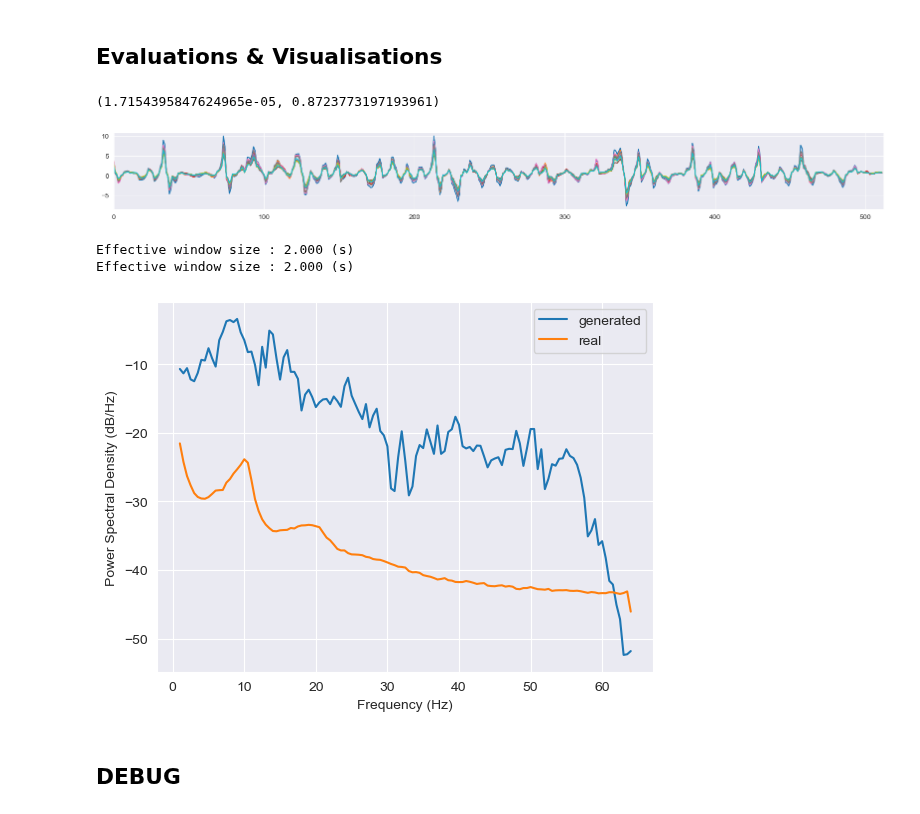
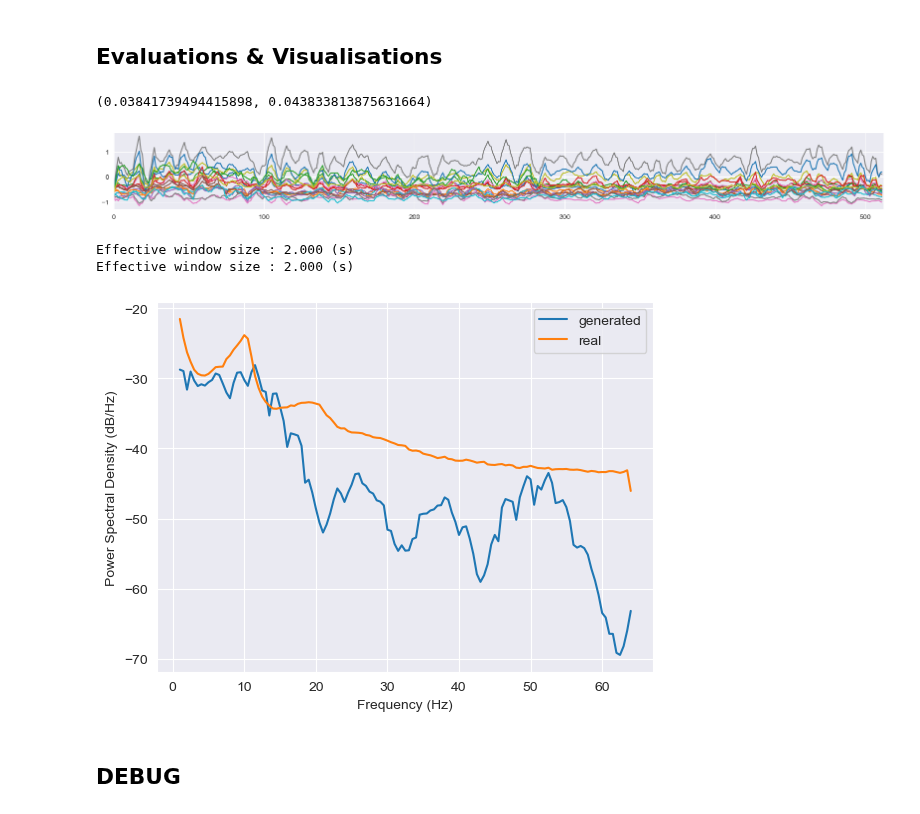
Before and after one commit to Yeganehfrh/EEGModalNet, a Jupyter notebook: notebooks/Debug.ipynb, the cells around one changed output. Saved outputs shown, nothing was run; the diff lists cells and outputs as text; code cells hidden in the pictures.

```diff
--- a/notebooks/Debug.ipynb
+++ b/notebooks/Debug.ipynb
@@ -255,4 +255,4 @@ wgan_gp.compile(d_optimizer=keras.optimizers.Adam(0.0001, beta_1=0.5, beta_2=0.9
                 g_optimizer=keras.optimizers.Adam(0.001, beta_1=0.5, beta_2=0.9),
                 gradient_penalty_weight=1.0)
 # training
-history = wgan_gp.fit(data, epochs=10, batch_size=64, callbacks=[step_loss_history], shuffle=True)
+history = wgan_gp.fit(data, epochs=100, batch_size=64, callbacks=[step_loss_history], shuffle=True)
@@ -291,14 +270,14 @@ plot_step_losses(step_loss_history)
 # %%
 def sigmoid(x):
     return 1 / (1 + np.exp(-x))
-sigmoid(wgan_gp.critic(x_gen).mean().item()), sigmoid(wgan_gp.critic(x).mean().item())
+sigmoid(wgan_gp.critic(x_gen.float().to('mps'), torch.tensor(sub).to('mps')).mean().item()), sigmoid(wgan_gp.critic(x.float().to('mps'), torch.tensor(sub).to('mps')).mean().item())
 # %% [output]
-(1.7154395847624965e-05, 0.8723773197193961)
+(0.03841739494415898, 0.043833813875631664)
 # %%
 x_gen = wgan_gp.generator(keras.random.normal((len(x), latent_dim), mean=x.mean(), stddev=x.std())).cpu().detach()
-plot_overlap(x_gen, n_seg=10, start_from=20)
+plot_overlap(x_gen, n_seg=20, start_from=20)
 # %% [output]
-[figure, old version]
+[figure, new version]
 # %%
 plot_psd(x_gen, fmin=1, fmax=200, n_fft=256, label='generated', show=False)
 plot_psd(x, fmin=1, fmax=200, n_fft=256, label='real', show=True)
@@ -306,6 +285,6 @@ plt.show()
 # %% [output]
 Effective window size : 2.000 (s)
 Effective window size : 2.000 (s)
-[figure, old version]
+[figure, new version]
 # %% [markdown]
 ## DEBUG
```
Also changed, not shown: parts of 16 cells of this notebook, 2 other files.
